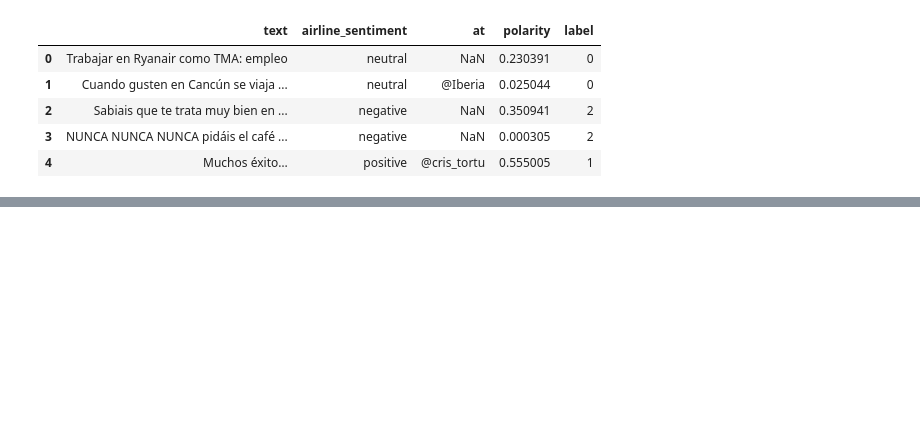
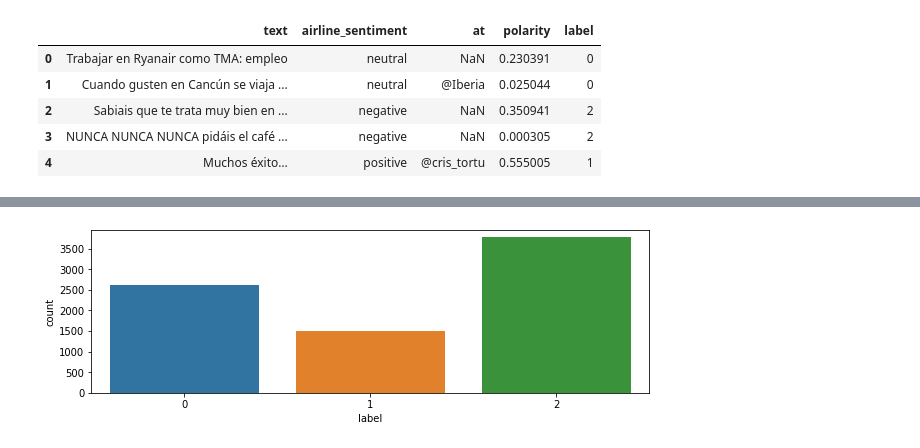
Before and after one commit to trotacodigos/spanish_nlp, a Jupyter notebook: nlp/sentiment.ipynb, the cells around one changed output, grey strips where cells are left out. Cells and saved outputs as stored; diff of their text form; code cells hidden in the pictures; blank space fills up the shorter version.

```diff
--- a/nlp/sentiment.ipynb
+++ b/nlp/sentiment.ipynb
@@ -173,2 +178,9 @@ Name: airline_sentiment, dtype: int64
+# %%
+fig, axe = plt.subplots(ncols=1)
+fig.set_size_inches(10, 3)
+sns.countplot(tweets.label)
+plt.show()
+# %% [output]
+[figure, added]
 # %%
 # 파일로 저장
```
Also changed, not shown: parts of 10 cells of this notebook, 4 other files.
